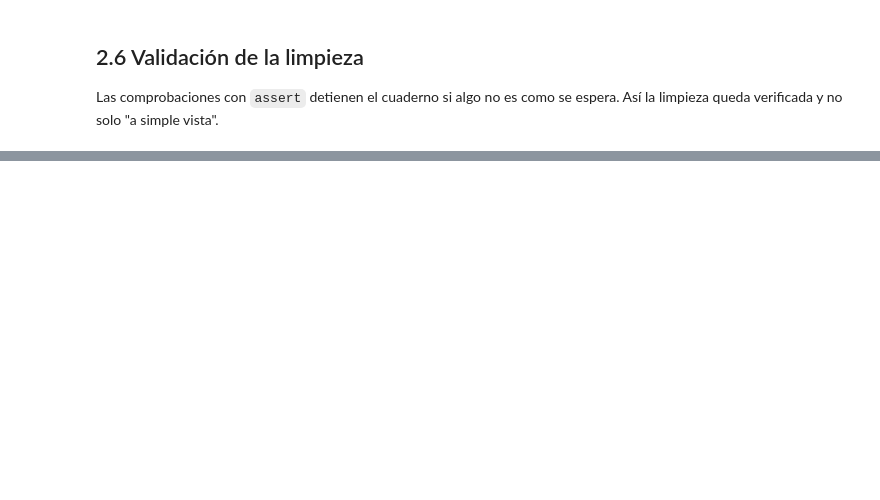
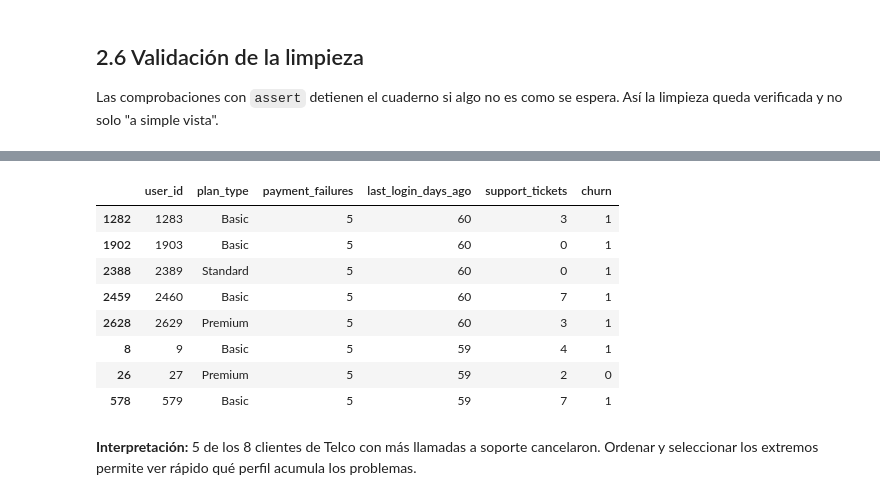
Before and after one commit to nicolasmunosh/proyecto-churn, a Jupyter notebook: notebooks/data_preparation.ipynb, the cells around one changed output, grey strips where cells are left out. Saved outputs shown, nothing was run; the diff lists cells and outputs as text; code cells hidden in the pictures; blank space fills up the shorter version.

```diff
--- a/notebooks/data_preparation.ipynb
+++ b/notebooks/data_preparation.ipynb
@@ -296,0 +448,19 @@ Antes de guardar: **Restart** y luego **Run All**. Todas las celdas deben ejecut
+# %%
+# Suscripciones con más fallos de pago y más tiempo sin entrar: nlargest
+sus.nlargest(8, ['payment_failures', 'last_login_days_ago'])[
+    ['user_id', 'plan_type', 'payment_failures', 'last_login_days_ago', 'support_tickets', 'churn']]
+# %% [output]
+|  | user_id | plan_type | payment_failures | last_login_days_ago | support_tickets | churn |
+| 1282 | 1283 | Basic | 5 | 60 | 3 | 1 |
+| 1902 | 1903 | Basic | 5 | 60 | 0 | 1 |
+| 2388 | 2389 | Standard | 5 | 60 | 0 | 1 |
+| 2459 | 2460 | Basic | 5 | 60 | 7 | 1 |
+| 2628 | 2629 | Premium | 5 | 60 | 3 | 1 |
+| 8 | 9 | Basic | 5 | 59 | 4 | 1 |
+| 26 | 27 | Premium | 5 | 59 | 2 | 0 |
+| 578 | 579 | Basic | 5 | 59 | 7 | 1 |
+# %%
+top8 = top_soporte['churn'].sum()
+display(Markdown(f"**Interpretación:** {top8} de los 8 clientes de Telco con más llamadas a soporte cancelaron. Ordenar y seleccionar los extremos permite ver rápido qué perfil acumula los problemas."))
+# %% [output]
+**Interpretación:** 5 de los 8 clientes de Telco con más llamadas a soporte cancelaron. Ordenar y seleccionar los extremos permite ver rápido qué perfil acumula los problemas.
```
Also changed, not shown: parts of 39 cells of this notebook.
